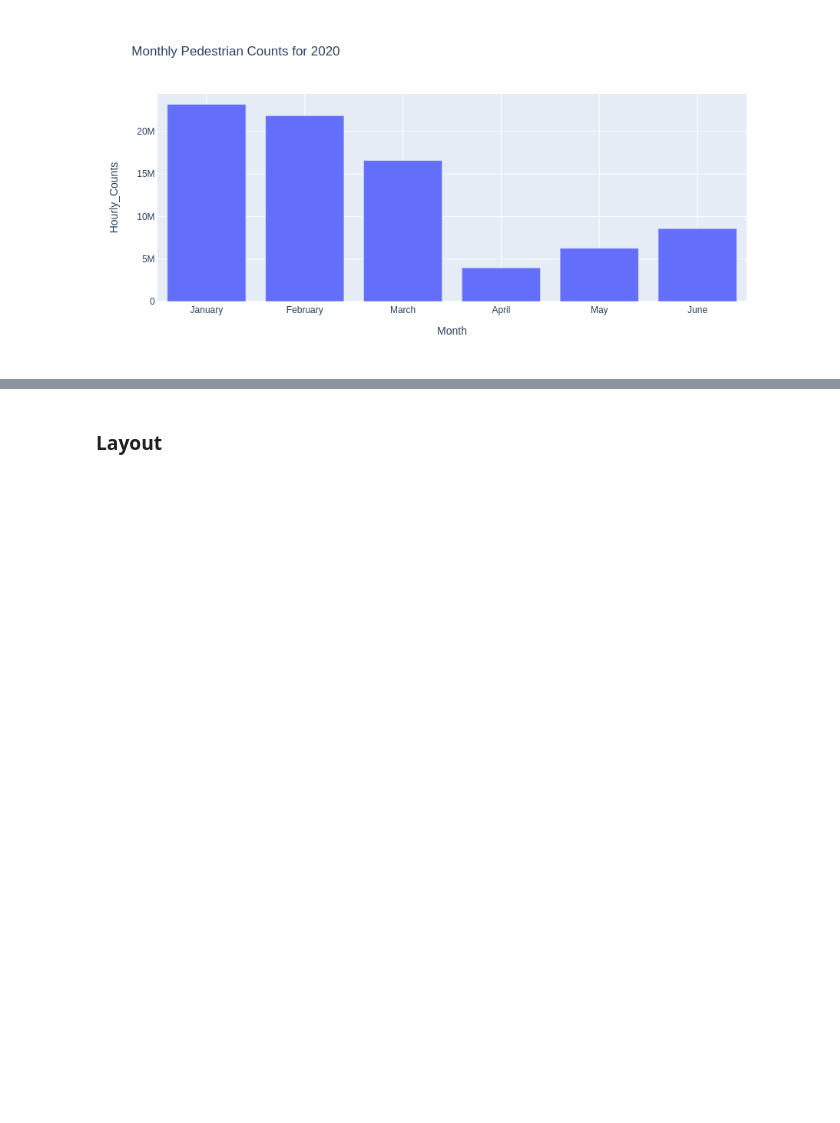
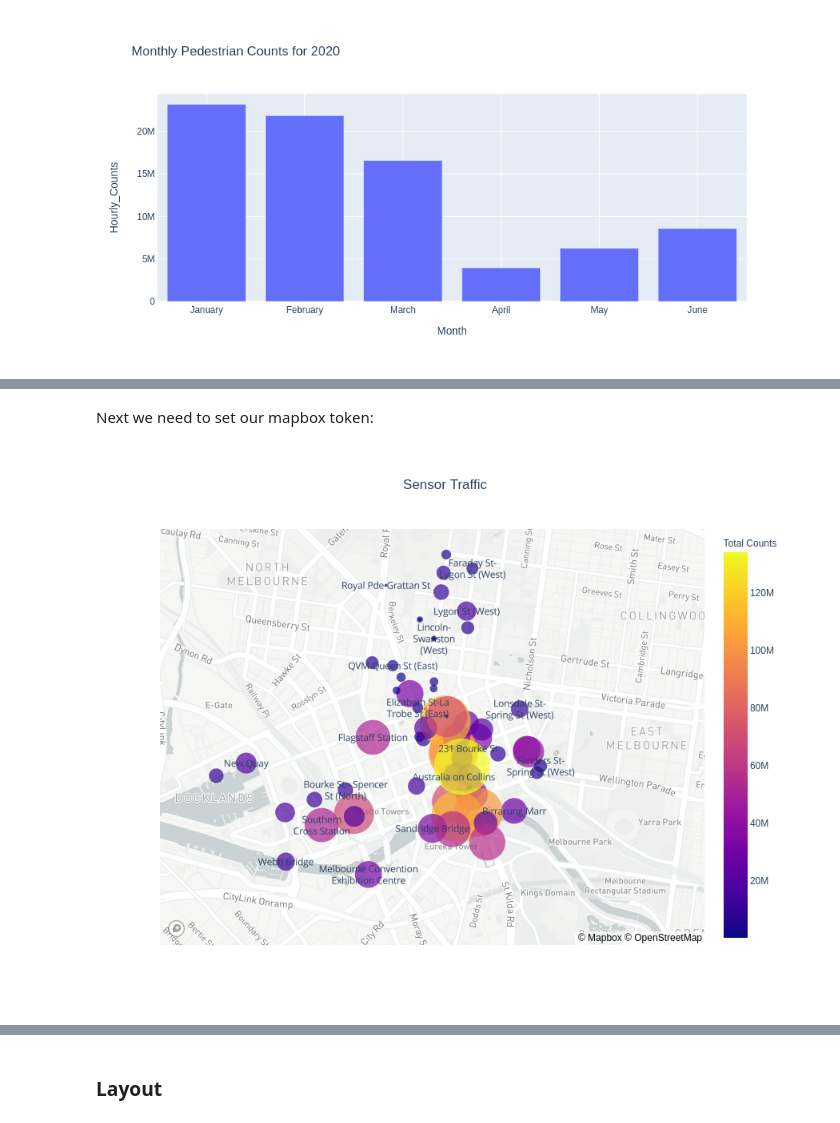
Before and after one commit to ned2/melbviz, a Jupyter notebook: workshop/workshop.ipynb, the cells around one changed output, grey strips where cells are left out. Saved outputs shown, nothing was run; the diff lists cells and outputs as text; code cells hidden in the pictures; blank space fills up the shorter version.

```diff
--- a/workshop/workshop.ipynb
+++ b/workshop/workshop.ipynb
@@ -488,0 +709,2 @@ TODO: Outline the plots we're going to make
+# %% [markdown]
+Next we need to set our mapbox token:
@@ -489,3 +715,38 @@ TODO: Outline the plots we're going to make
+# %%
+def plot_sensor_map(df, title = "Sensor Traffic", **kwargs):
+    """Plot a spatial scatter plot of sensor traffic."""
+    sensor_totals_df = (
+        df.groupby("Sensor_Name")
+        .agg(
+            {
+                "Hourly_Counts": sum,
+                "latitude": lambda x: x.iloc[0],
+                "longitude": lambda x: x.iloc[0],
+            }
+        )
+        .reset_index().rename(columns={"Hourly_Counts": "Total Counts"})
+    )
+    figure = px.scatter_mapbox(
+        sensor_totals_df,
+        lat="latitude",
+        lon="longitude",
+        color="Total Counts",
+        size="Total Counts",
+        text="Sensor_Name",
+        color_continuous_scale=px.colors.sequential.Plasma,
+        size_max=50,
+        zoom=13,
+        title=title,
+        **kwargs,
+    )
+    figure.update_layout(title_x=0.5)
+    return figure
+
+
+results_df = filter_df(counts_df, year=2019)
+plot_sensor_map(counts_df, height=700)
+# %% [output]
+[figure, added]
 # %% [markdown]
 ## Phase 3: Escaping the Notebook
 
```
Also changed, not shown: parts of 24 cells of this notebook, 3 other files.
